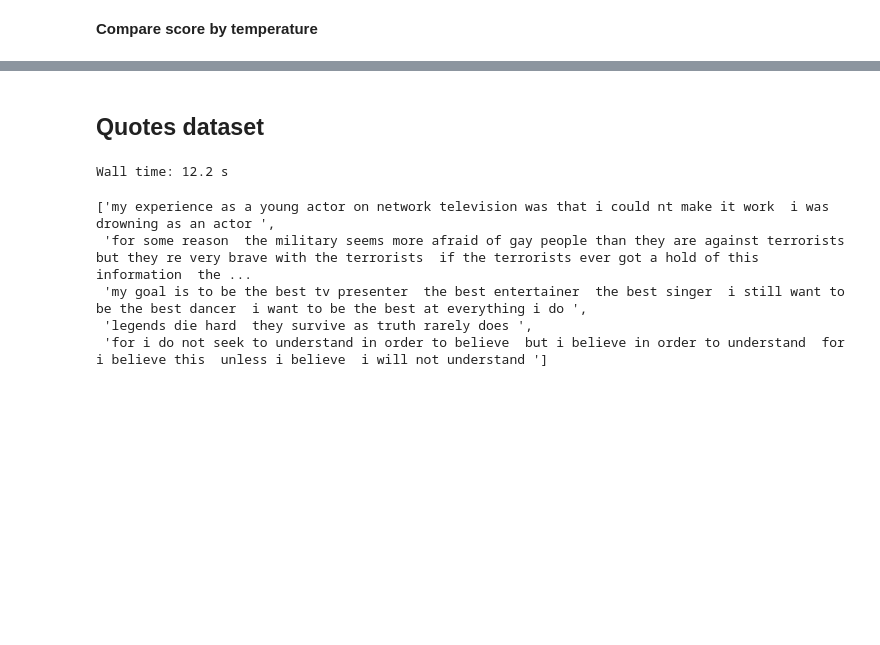
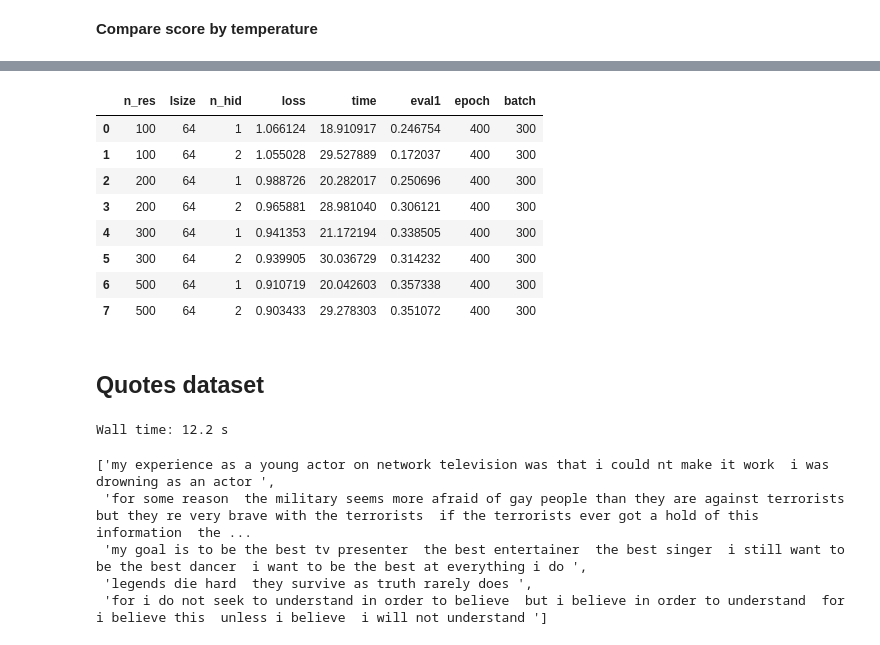
Before and after one commit to VirtualRoyalty/TextGenESN, a Jupyter notebook: TextGenESN.ipynb, the cells around one changed output, grey strips where cells are left out. Saved outputs shown, nothing was run; the diff lists cells and outputs as text; code cells hidden in the pictures; blank space fills up the shorter version.

```diff
--- a/TextGenESN.ipynb
+++ b/TextGenESN.ipynb
@@ -421,31 +434,40 @@ Eval mean: 0.755 Eval min: 0.517 Eval max: 1.0
 **Compare score by temperature**
 # %%
 %%time
-n_gen            = 100
+n_gen            = 200
 n_neg_sample     = 500
-temperature      = [0.2, 0.3, 0.4, 0.5, 0.6, 0.7, 0.8, 0.9, 1]
+temperature      = [0.1, 0.2, 0.3, 0.4, 0.5, 0.6, 0.7, 0.8, 0.9, 1]
 is_sentence_bleu = True
 
 rnn_gen_mean_lst = []
 esn_gen_mean_lst = []
-rnn_gen_min_lst  = []
-esn_gen_min_lst  = []
-rnn_gen_max_lst  = []
-esn_gen_max_lst  = []
+rnn_gen_lev_mean_lst = []
+esn_gen_lev_mean_lst = []
 
 for t in temperature:
     print('Temperature {}'.format(t))
+
     sample_data   = sample(names, n_neg_sample)
-    rnn_generated = [generate_sample_rnn(char_rnn, seed_phrase=' ', temperature=t, enforce_end=True) \
+    rnn_generated = [generate_sample_rnn(char_rnn,
+                                         seed_phrase=' ',
+                                         temperature=t,
+                                         enforce_end=True) \
                      for x in range(n_gen)]
-    score_lst = evaluate_gen(sample_data, rnn_generated, is_sentence_bleu=is_sentence_bleu)
+    score_lst     = evaluate_gen(sample_data, rnn_generated, is_sentence_bleu=is_sentence_bleu)
+    score_lst_lev = evaluate_gen_lev(sample_data, rnn_generated)
     rnn_gen_mean_lst.append(np.mean(score_lst))
-    rnn_gen_min_lst.append(min(score_lst))
-    rnn_gen_max_lst.append(max(score_lst))
+    rnn_gen_lev_mean_lst.append(np.mean(score_lst_lev))
 
-    esn_generated = [generate_sample(net, seed_phrase=' ', temperature=t, enforce_end=True) for x in range(n_gen)]
+    esn_generated = [gen.generate_sample(net,
+                                         max_length=MAX_LENGTH,
+                                         tokens=tokens,
+                                         token_to_id=token_to_id,
+                                         seed_phrase=' ',
+                                         temperature=t,
+                                         enforce_end=True)
+                     for x in range(n_gen)]
     score_lst     = evaluate_gen(sample_data, esn_generated, is_sentence_bleu=is_sentence_bleu)
+    score_lst_lev = evaluate_gen_lev(sample_data, esn_generated)
     esn_gen_mean_lst.append(np.mean(score_lst))
-    esn_gen_min_lst.append(min(score_lst))
-    esn_gen_max_lst.append(max(score_lst))
+    esn_gen_lev_mean_lst.append(np.mean(score_lst_lev))
 # %% [output]
@@ -478,3 +604,17 @@ pass
+# %%
+import pandas as pd
+stats = pd.DataFrame.from_dict(stat_dct)
+stats
+# %% [output]
+|  | n_res | lsize | n_hid | loss | time | eval1 | epoch | batch |
+| 0 | 100 | 64 | 1 | 1.066124 | 18.910917 | 0.246754 | 400 | 300 |
+| 1 | 100 | 64 | 2 | 1.055028 | 29.527889 | 0.172037 | 400 | 300 |
+| 2 | 200 | 64 | 1 | 0.988726 | 20.282017 | 0.250696 | 400 | 300 |
+| 3 | 200 | 64 | 2 | 0.965881 | 28.981040 | 0.306121 | 400 | 300 |
+| 4 | 300 | 64 | 1 | 0.941353 | 21.172194 | 0.338505 | 400 | 300 |
+| 5 | 300 | 64 | 2 | 0.939905 | 30.036729 | 0.314232 | 400 | 300 |
+| 6 | 500 | 64 | 1 | 0.910719 | 20.042603 | 0.357338 | 400 | 300 |
+| 7 | 500 | 64 | 2 | 0.903433 | 29.278303 | 0.351072 | 400 | 300 |
 # %% [markdown]
 ## Quotes dataset
 # %%
```
Also changed, not shown: parts of 32 cells of this notebook, 5 other files.
